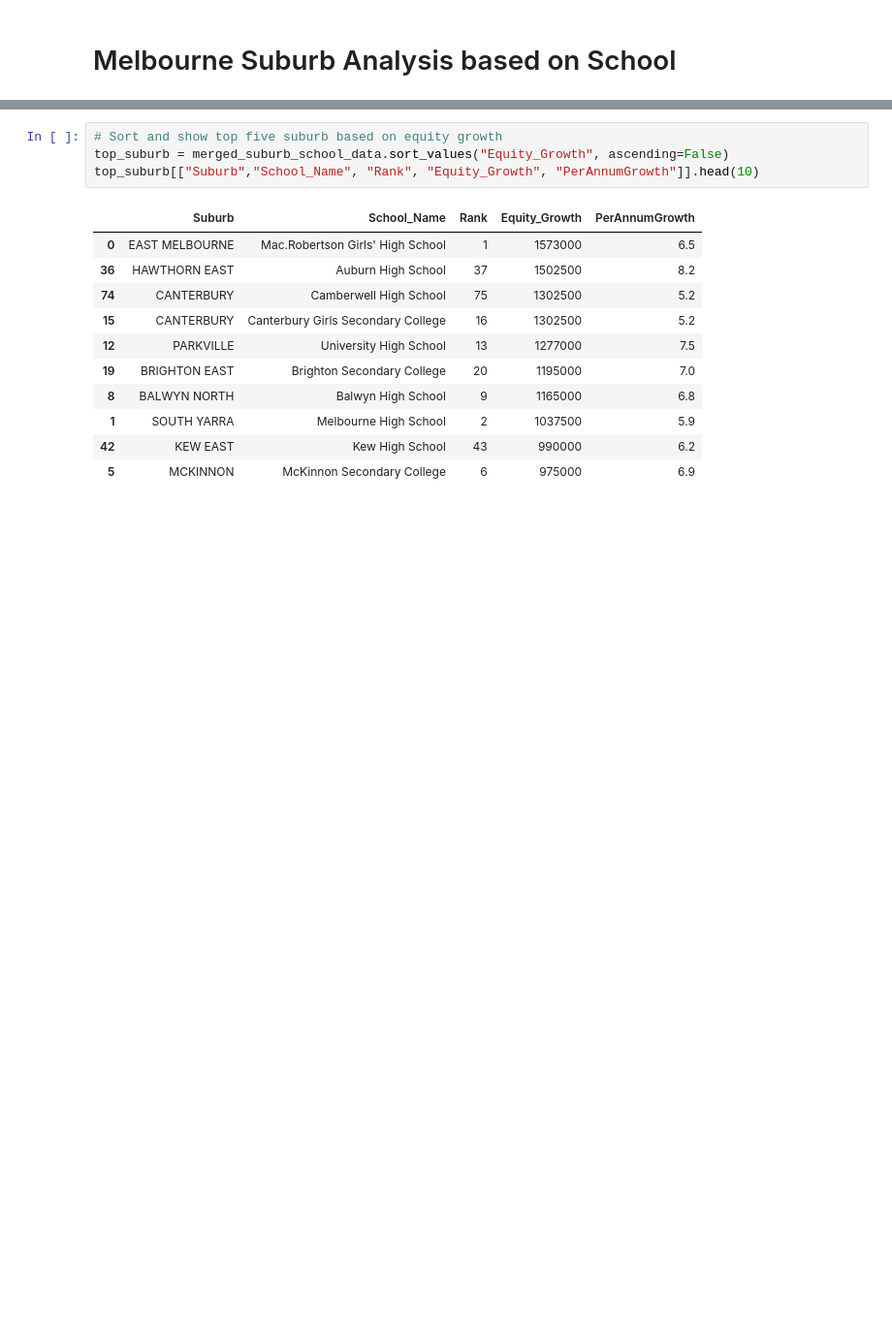
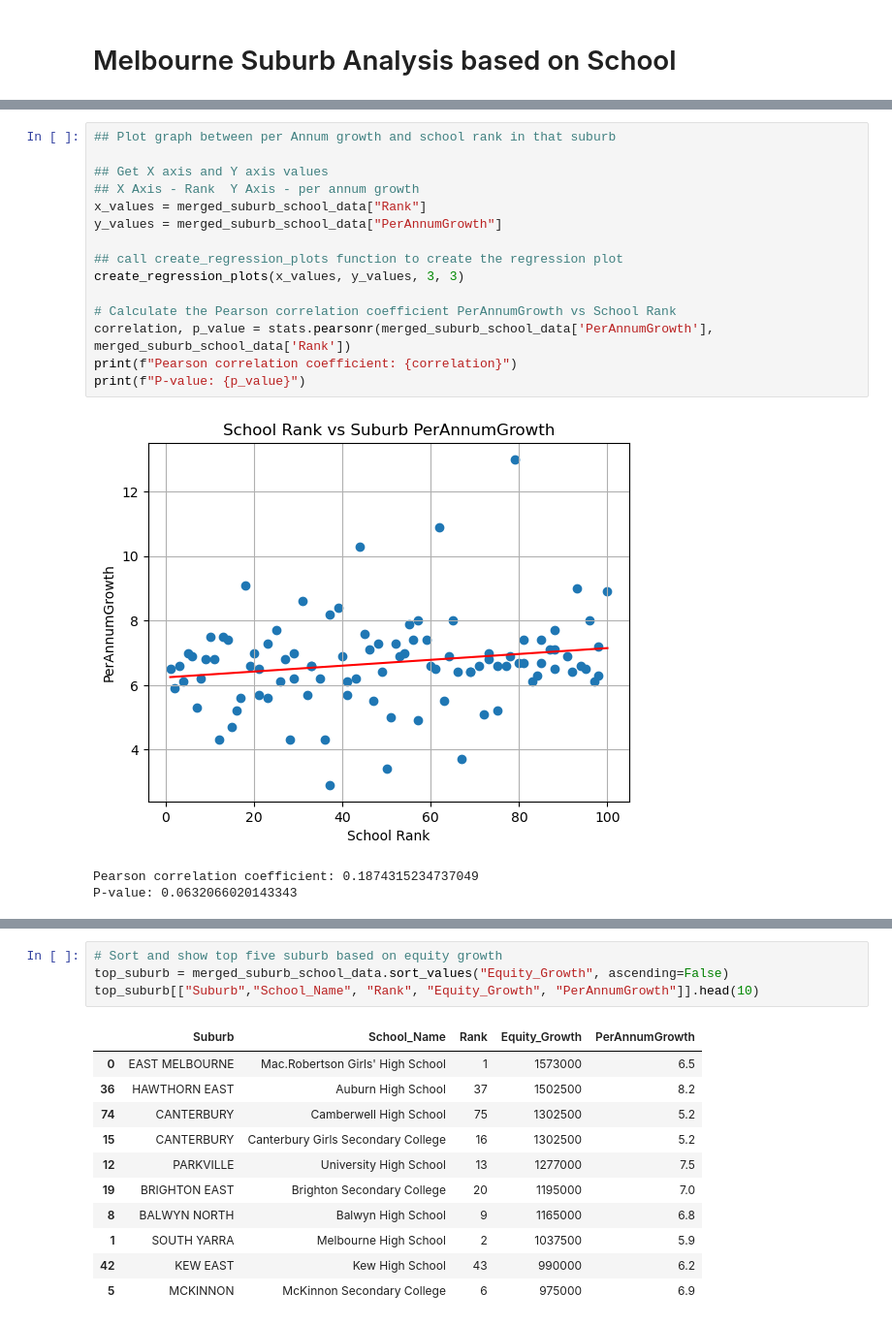
Before and after one commit to HansLimq/Project-1, a Jupyter notebook: PySub_School_Rakhi.ipynb, the cells around one changed output, grey strips where cells are left out. Shown at 97% size. Drawn from its saved outputs; the diff is of its cells as text; blank space fills up the shorter version.

```diff
--- a/PySub_School_Rakhi.ipynb
+++ b/PySub_School_Rakhi.ipynb
@@ -86,0 +70,19 @@ The r^2 value is: 0.08759920710429471
+# %%
+## Plot graph between per Annum growth and school rank in that suburb
+
+## Get X axis and Y axis values
+## X Axis - Rank  Y Axis - per annum growth
+x_values = merged_suburb_school_data["Rank"]
+y_values = merged_suburb_school_data["PerAnnumGrowth"]
+
+## call create_regression_plots function to create the regression plot
+create_regression_plots(x_values, y_values, 3, 3)
+
+# Calculate the Pearson correlation coefficient PerAnnumGrowth vs School Rank
+correlation, p_value = stats.pearsonr(merged_suburb_school_data['PerAnnumGrowth'], merged_suburb_school_data['Rank'])
+print(f"Pearson correlation coefficient: {correlation}")
+print(f"P-value: {p_value}")
+# %% [output]
+[figure, added]
+Pearson correlation coefficient: 0.1874315234737049
+P-value: 0.0632066020143343
```
Also changed, not shown: parts of 15 cells of this notebook.
